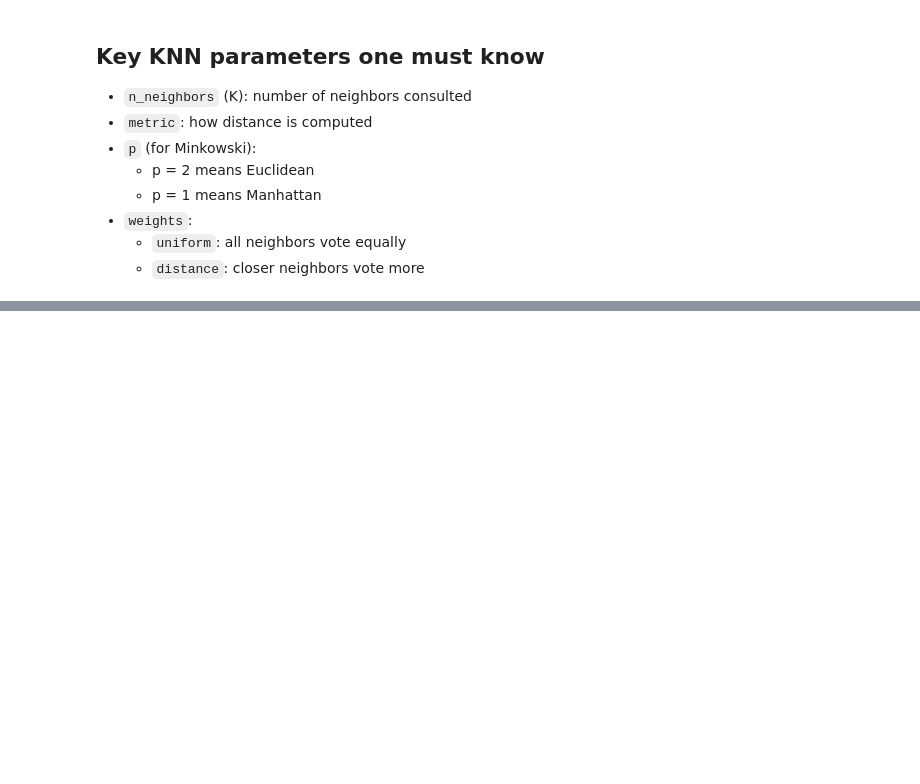
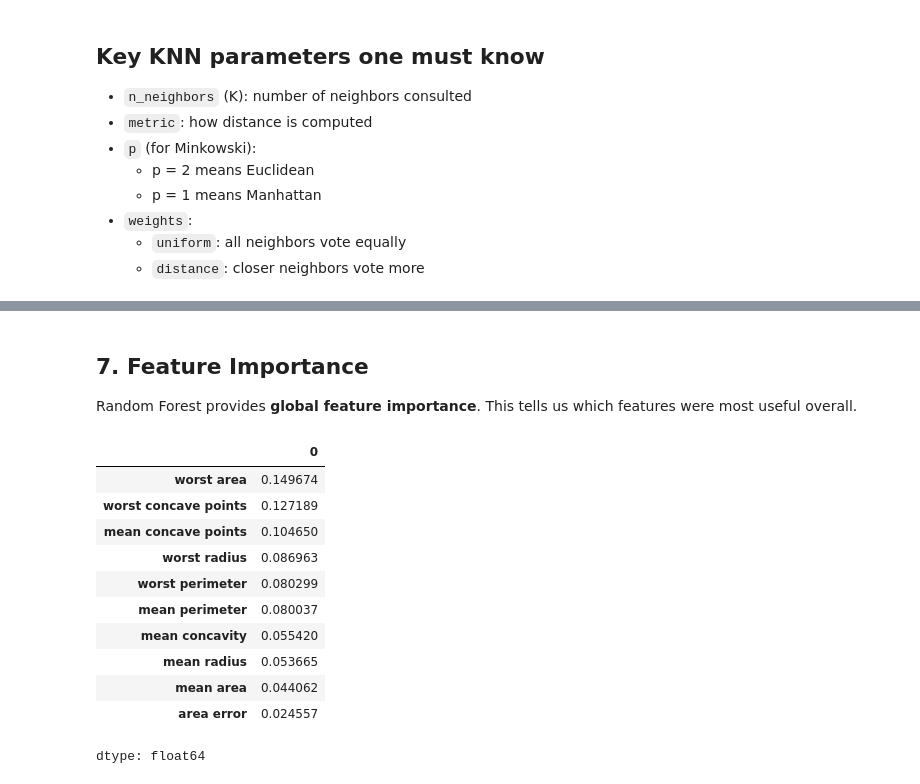
Before and after one commit to iamnaymur/ml_meta_learning, a Jupyter notebook: week05_advanced_supervised_learning.ipynb, the cells around one changed output, grey strips where cells are left out. Saved outputs shown, nothing was run; the diff lists cells and outputs as text; code cells hidden in the pictures; blank space fills up the shorter version.

```diff
--- a/week05_advanced_supervised_learning.ipynb
+++ b/week05_advanced_supervised_learning.ipynb
@@ -608,0 +761,27 @@ weighted avg       1.00      1.00      1.00        45
+# %% [markdown]
+
+## 7. Feature Importance
+
+Random Forest provides **global feature importance**.
+This tells us which features were most useful overall.
+# %%
+#Feature Importance
+importances = pd.Series(
+    rf_baseline.feature_importances_,
+    index=X.columns
+).sort_values(ascending=False)
+
+importances.head(10)
+# %% [output]
+|  | 0 |
+| worst area | 0.149674 |
+| worst concave points | 0.127189 |
+| mean concave points | 0.104650 |
+| worst radius | 0.086963 |
+| worst perimeter | 0.080299 |
+| mean perimeter | 0.080037 |
+| mean concavity | 0.055420 |
+| mean radius | 0.053665 |
+| mean area | 0.044062 |
+| area error | 0.024557 |
+dtype: float64
```
Also changed, not shown: parts of 32 cells of this notebook.
